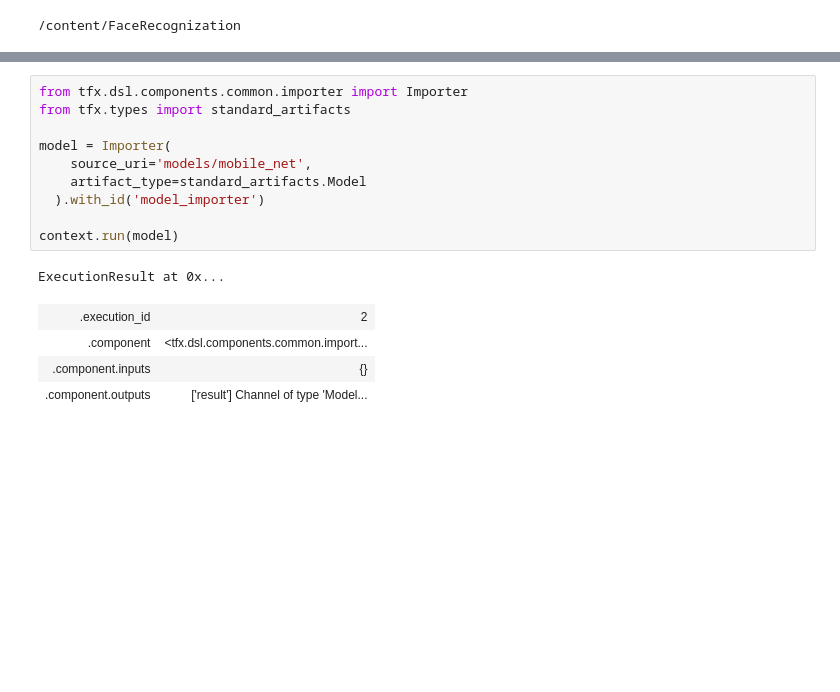
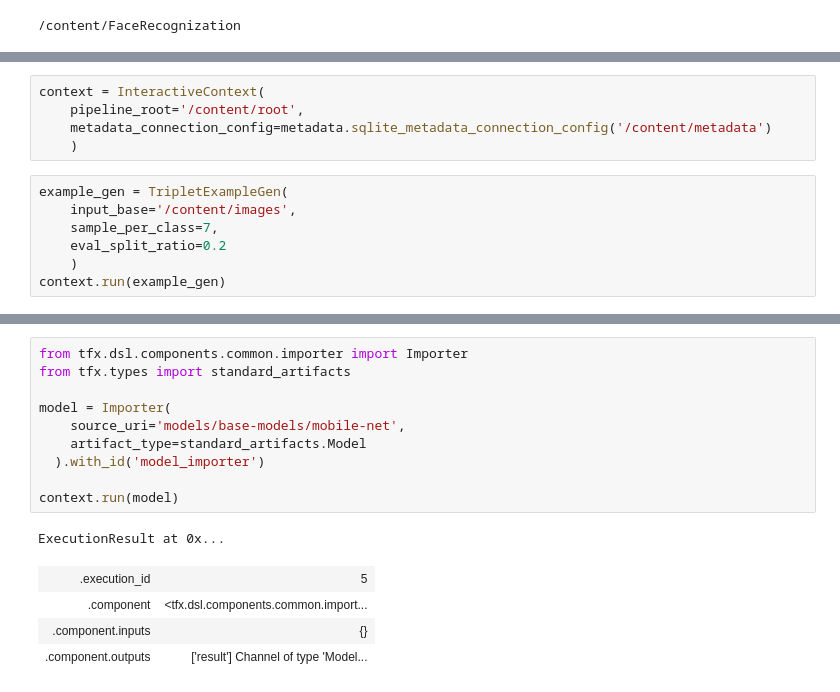
Before and after one commit to yeaung276/FaceRecognization, a Jupyter notebook: pipeline/Interactive_pipeline.ipynb, the cells around one changed output, grey strips where cells are left out. Saved outputs shown, nothing was run; the diff lists cells and outputs as text; blank space fills up the shorter version.

Commit message:
update interactive pipeline run

```diff
--- a/pipeline/Interactive_pipeline.ipynb
+++ b/pipeline/Interactive_pipeline.ipynb
@@ -36,0 +27,12 @@ ExecutionResult at 0x...
+# %%
+context = InteractiveContext(
+    pipeline_root='/content/root',
+    metadata_connection_config=metadata.sqlite_metadata_connection_config('/content/metadata')
+    )
+# %%
+example_gen = TripletExampleGen(
+    input_base='/content/images',
+    sample_per_class=7,
+    eval_split_ratio=0.2
+    )
+context.run(example_gen)
@@ -37,16 +47,16 @@ ExecutionResult at 0x...
 # %%
 from tfx.dsl.components.common.importer import Importer
 from tfx.types import standard_artifacts
 
 model = Importer(
-    source_uri='models/mobile_net',
+    source_uri='models/base-models/mobile-net',
     artifact_type=standard_artifacts.Model
   ).with_id('model_importer')
 
 context.run(model)
 # %% [output]
 ExecutionResult at 0x...
-| .execution_id | 2 |
+| .execution_id | 5 |
 | .component | <tfx.dsl.components.common.import... |
 | .component.inputs | {} |
 | .component.outputs | ['result'] Channel of type 'Model... |
```
Also changed, not shown: parts of 8 cells of this notebook.
